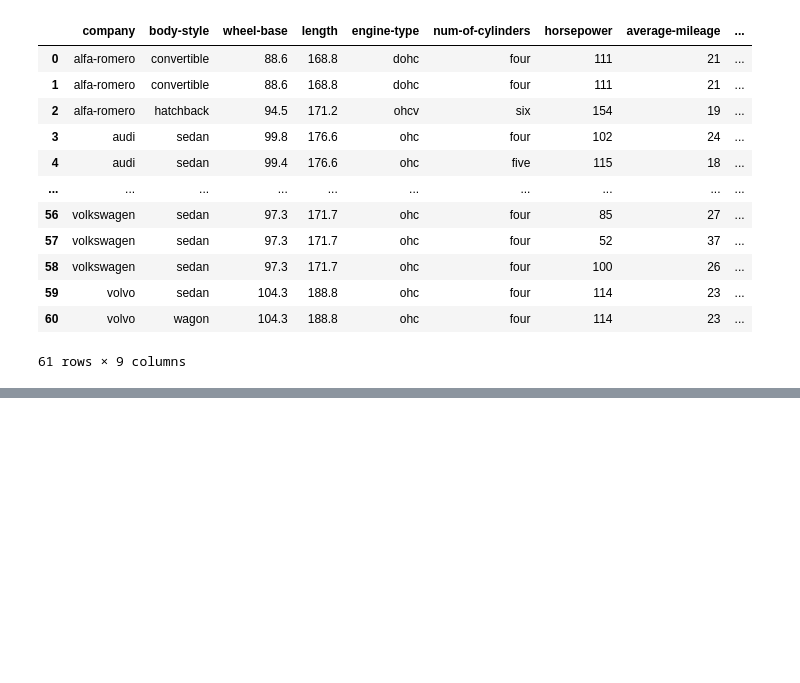
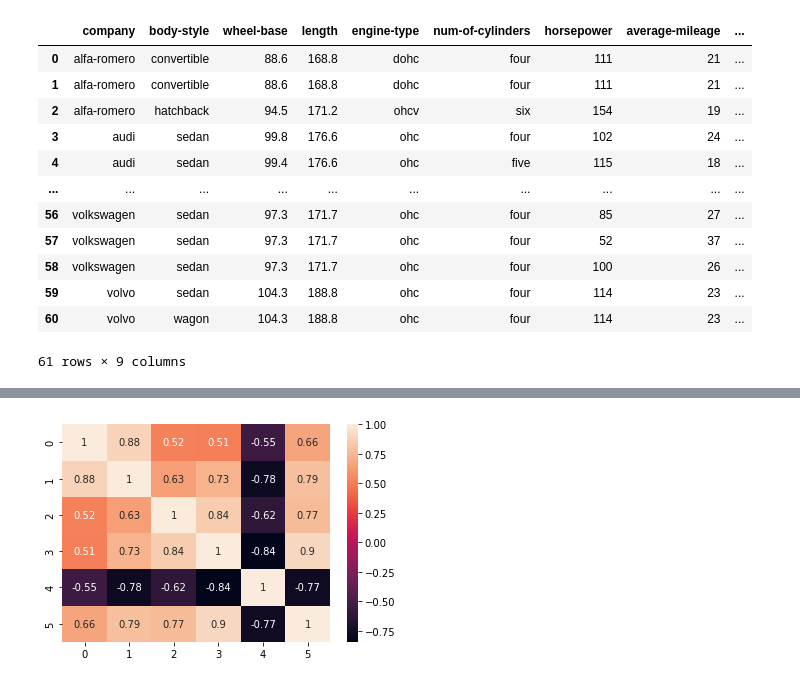
Before and after one commit to Ben-Littell/automobile_data, a Jupyter notebook: automobile-data.ipynb, the cells around one changed output, grey strips where cells are left out. Drawn from its saved outputs; the diff is of its cells as text; code cells hidden in the pictures; blank space fills up the shorter version.

Commit message:
Kaggle Notebook | automobile_data | Version 3

```diff
--- a/automobile-data.ipynb
+++ b/automobile-data.ipynb
@@ -25,0 +75,5 @@ ad_df
+# %%
+ad_df.dropna(inplace=True)
+new_indices = pd.Series(np.arange(0, len(ad_df)))
+ad_df.set_index(new_indices, inplace=True)
+ad_df.info()
@@ -25,0 +97,12 @@ ad_df
+# %%
+nc = ad_df.select_dtypes('number').columns.values.tolist()
+print(nc)
+new_list = []
+for c in nc:
+    list2 = []
+#     print(ad_df[c].tolist())
+    for i in nc:
+        list2.append(corcoeff(ad_df[c], ad_df[i]))
+    new_list.append(list2)
+ndf = pd.DataFrame(new_list)
+ndf
@@ -25,0 +118,5 @@ ad_df
+# %%
+sb.heatmap(ndf, annot=True)
+plt.show()
+# %% [output]
+[figure, added]
```
Also changed, not shown: parts of 8 cells of this notebook.
